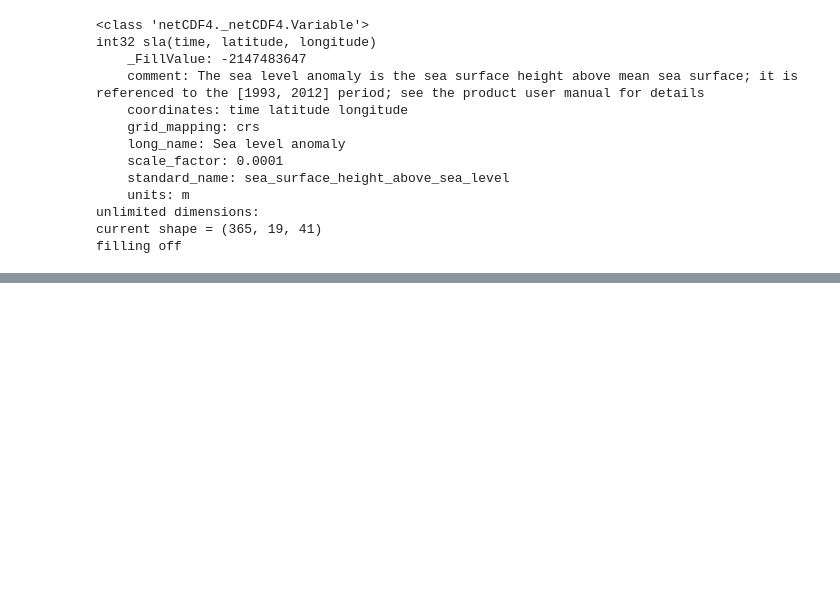
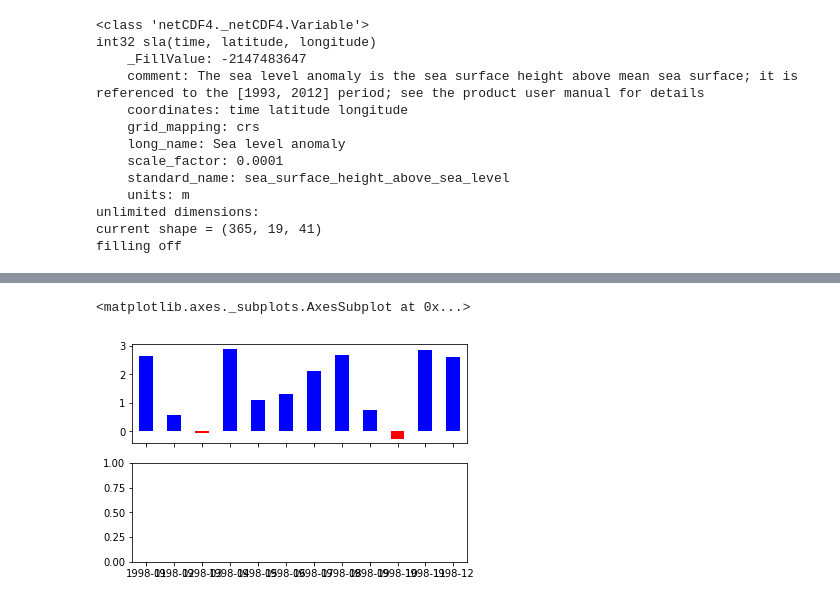
Before and after one commit to janjaapmeijer/phd-public, a Jupyter notebook: notebooks/contour_length.ipynb, the cells around one changed output, grey strips where cells are left out. Cells and saved outputs as stored; diff of their text form; code cells hidden in the pictures; blank space fills up the shorter version.

```diff
--- a/notebooks/contour_length.ipynb
+++ b/notebooks/contour_length.ipynb
@@ -204,0 +194,6 @@ df98
+# %%
+fig, ax = plt.subplots(2,1, sharex=True)
+df98['SAM'].plot(kind='bar', ax=ax[0], color=[df98.SAMpos.map({True: 'b', False: 'r'})])
+# %% [output]
+<matplotlib.axes._subplots.AxesSubplot at 0x...>
+[figure, added]
```
Also changed, not shown: parts of 5 cells of this notebook.
